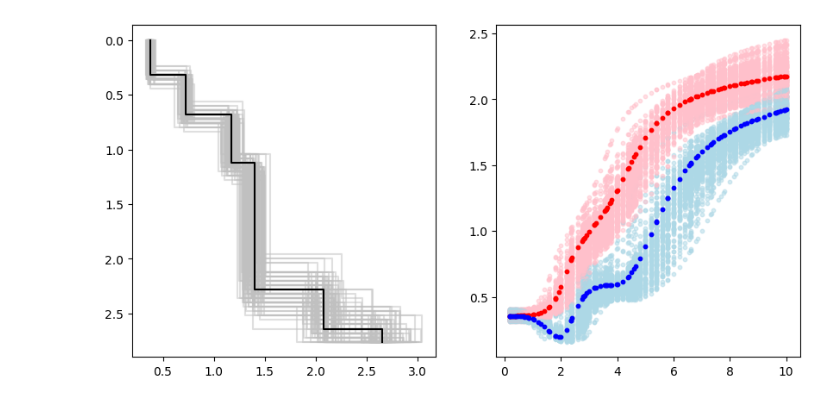
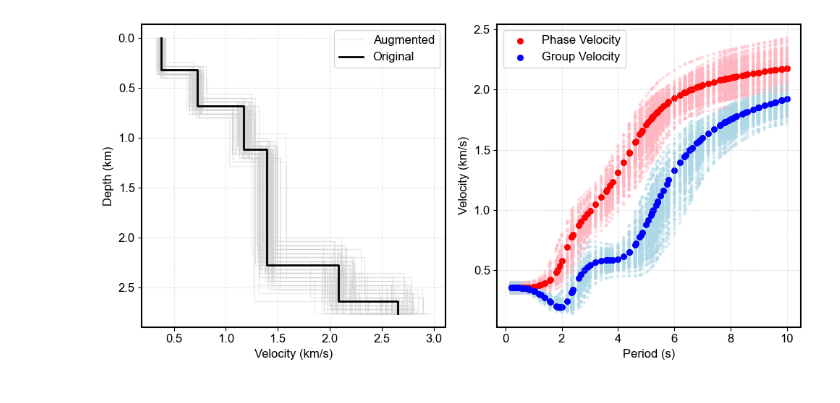
Before and after one commit to liufeng2317/OpenSWI, a Jupyter notebook: Datasets/Datasets-Construction/OpenSWI-shallow/0.2-10s-Aug/00_OpenSWI-shallow-example.ipynb, the cells around one changed output. Drawn from its saved outputs; the diff is of its cells as text; code cells hidden in the pictures.

```diff
--- a/Datasets/Datasets-Construction/OpenSWI-shallow/0.2-10s-Aug/00_OpenSWI-shallow-example.ipynb
+++ b/Datasets/Datasets-Construction/OpenSWI-shallow/0.2-10s-Aug/00_OpenSWI-shallow-example.ipynb
@@ -39,22 +39,43 @@ vel_model_augmented = p_map(transform_vs_to_vel_model,list(vs_augmented),[depth]
 # step5: generate dispersion curves [t,phase velocity, group velocity]
 t = generate_mixed_samples(num_samples=100,start=0.2,end=10,uniform_num=50,log_num=20,random_num=30)
 disp = p_map(calculate_dispersion,vel_model_augmented,[t]*len(vel_model_augmented))
-
-
-import matplotlib.pyplot as plt
-plt.figure(figsize=(10,5))
-plt.subplot(121)
-for i in range(len(vel_model_augmented)):
-    plt.step(vel_model_augmented[i][:,2],depth,c='silver',alpha=0.5)
-plt.step(vel_model_augmented[0][:,2],depth,c='k')
-plt.gca().invert_yaxis()
-
-plt.subplot(122)
-for i in range(len(disp)):
-    plt.scatter(disp[i][:,0],disp[i][:,1],s=10,c='pink',alpha=0.5)
-    plt.scatter(disp[i][:,0],disp[i][:,2],s=10,c='lightblue',alpha=0.5)
-plt.scatter(disp[0][:,0],disp[0][:,1],s=10,c='r')
-plt.scatter(disp[0][:,0],disp[0][:,2],s=10,c='b')
-plt.show()
-# %% [output]
-[figure, removed]
+# %%
+import matplotlib.pyplot as plt
+
+# Set figure style
+plt.rcParams.update({
+    'font.family': 'Arial',
+    'font.size': 12,
+    'axes.linewidth': 1.5,
+    'axes.grid': True,
+    'grid.linestyle': '--',
+    'grid.alpha': 0.3
+})
+
+# Create figure
+fig, (ax1, ax2) = plt.subplots(1, 2, figsize=(10, 5))
+
+# Left subplot - Velocity profiles
+for i in range(len(vel_model_augmented)):
+    ax1.step(vel_model_augmented[i][:,2], depth, color='#D3D3D3', alpha=0.5, linewidth=0.8, label="Augmented" if i==0 else "")
+ax1.step(vel_model_augmented[0][:,2], depth, color='black', linewidth=2, label='Original')
+ax1.invert_yaxis()
+ax1.set_xlabel('Velocity (km/s)')
+ax1.set_ylabel('Depth (km)')
+ax1.legend(frameon=True, fancybox=True)
+
+# Right subplot - Dispersion curves
+for i in range(len(disp)):
+    ax2.scatter(disp[i][:,0], disp[i][:,1], s=10, color='#FFB6C1', alpha=0.5, edgecolor='none')
+    ax2.scatter(disp[i][:,0], disp[i][:,2], s=10, color='#ADD8E6', alpha=0.5, edgecolor='none')
+ax2.scatter(disp[0][:,0], disp[0][:,1], s=30, color='red', label='Phase Velocity')
+ax2.scatter(disp[0][:,0], disp[0][:,2], s=30, color='blue', label='Group Velocity')
+ax2.set_xlabel('Period (s)')
+ax2.set_ylabel('Velocity (km/s)')
+ax2.legend(frameon=True, fancybox=True)
+
+plt.tight_layout()
+plt.savefig("../../../../Figures/OpenSWI-shallow-example.png",bbox_inches="tight",dpi=300)
+plt.show()
+# %% [output]
+[figure, added]
```
Also changed, not shown: 6 other files.
